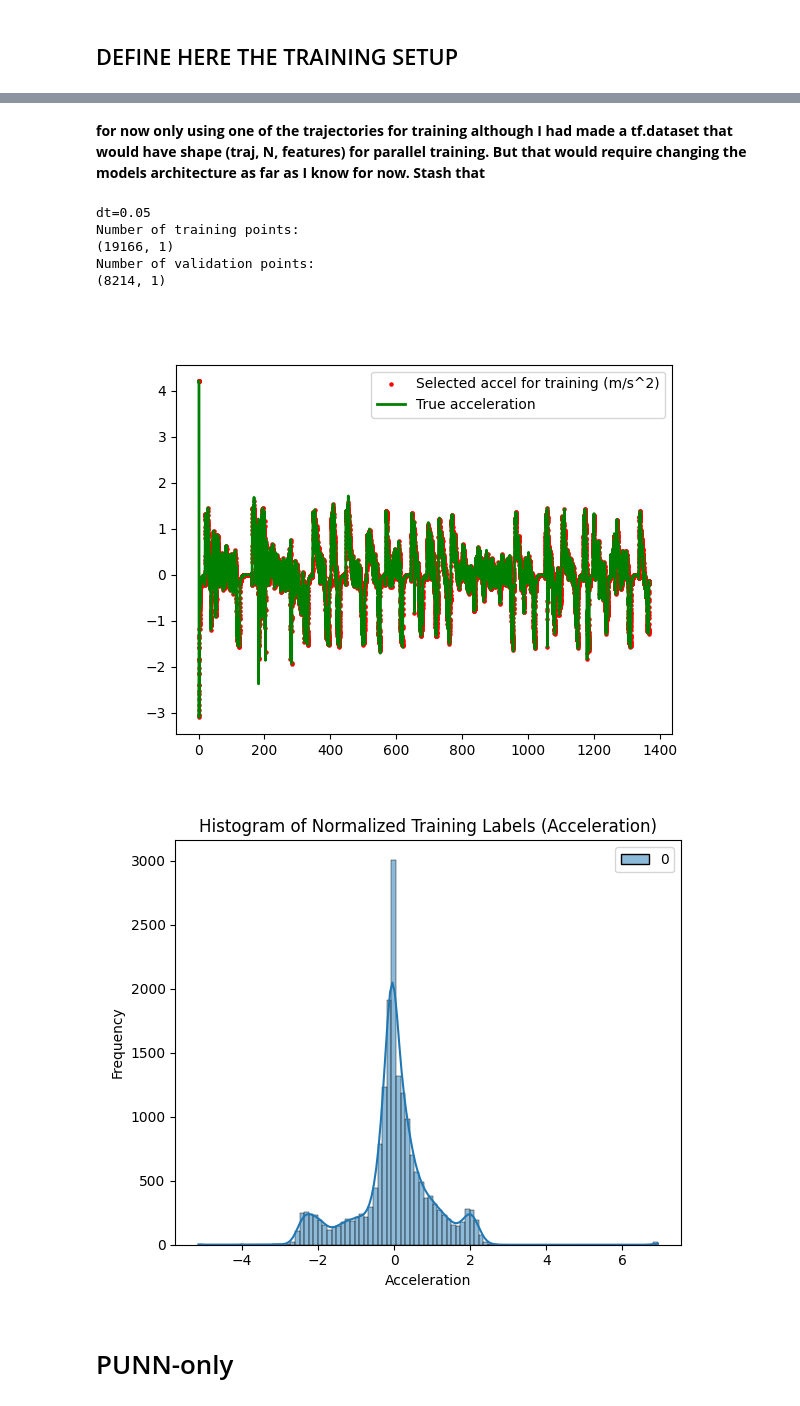
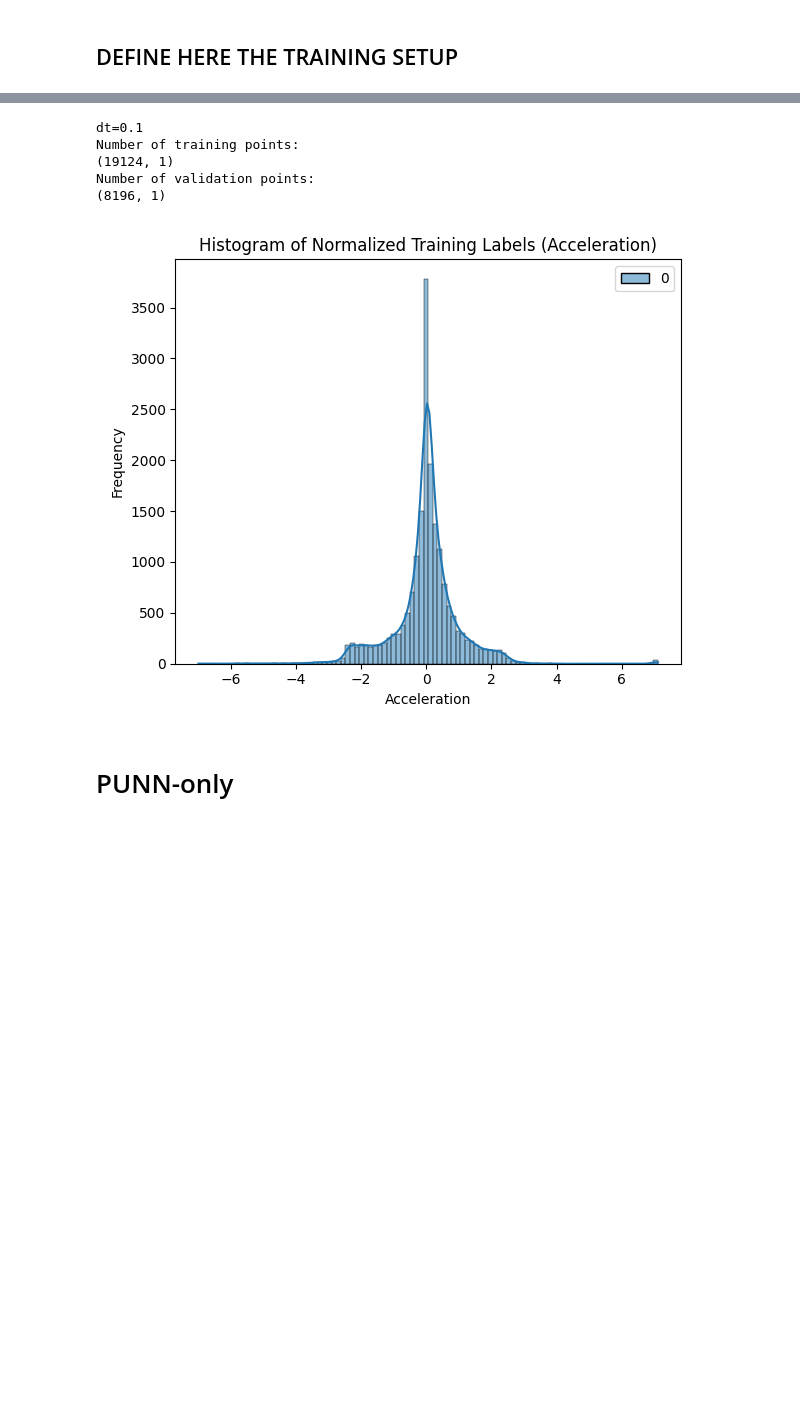
Before and after one commit to ZeArteaga/PINN-control-platooning, a Jupyter notebook: PINN.ipynb, the cells around one changed output, grey strips where cells are left out. Cells and saved outputs as stored; diff of their text form; code cells hidden in the pictures; blank space fills up the shorter version.

Commit message:
Trained PINN and PUNN, comparison still to do, but trained on multiple driving cycles, randomized noisy data points with 70% split

```diff
--- a/PINN.ipynb
+++ b/PINN.ipynb
@@ -133,9 +133,14 @@ def evaluate_results(model, X_norm, true_data, dt, y0, scaler_Y=None):
 # %% [markdown]
 ## DEFINE HERE THE TRAINING SETUP
 # %%
-traj_id = "udds" #* CHANGE HERE TRAINING DATA
-df = pd.read_csv("data/driving_cycles/CACC_" + traj_id + ".csv")
+traj_id = ["udds", "hwycol", "nycccol"] #* CHANGE HERE TRAINING DATA
+dataframes = []
+for traj in traj_id:
+    dataframes.append(pd.read_csv("data/driving_cycles/CACC_" + traj + ".csv"))
+    df = pd.concat(dataframes)
 train_ratio = .7
-model_name = f"model_{traj_id}_{int(train_ratio*100)}%" #name to use for saves
+dataframes_str = "_".join(traj_id)
+model_name = f"ANN_{dataframes_str}_{int(train_ratio*100)}%" #name to use for saves
 print(model_name)
+df.head()
 # %% [output]
@@ -143,12 +154,10 @@ model_udds_70%
-# %% [markdown]
-**for now only using one of the trajectories for training although I had made a tf.dataset that would have shape (traj, N, features) for parallel training. But that would require changing the models architecture as far as I know for now. Stash that**
 # %%
-X = df[["t", "fv0_u", "fv0_v", "d_fv0_lv", "d*_fv0_lv", "lv_v"]].to_numpy()
+X = df[["t", "fv0_u", "fv0_v_noise", "d_fv0_lv_noise", "d*_fv0_lv", "lv_v_noise"]].to_numpy()
 n_features = X.shape[1]
 t = X[:, 0]
 dt = t[1] - t[0]
 print(f"dt={dt}")
-Y = df[["fv0_a"]].to_numpy()  #NN predicts instantaneous acceleration
+Y = df[["fv0_a_noise"]].to_numpy()  #NN predicts instantaneous acceleration
 y0 = Y[0]
 
 Y_train, Y_val, X_train, X_val = train_test_split(Y, X, train_size=train_ratio, random_state=31)
@@ -157,46 +166,45 @@ print(Y_train.shape)
 print("Number of validation points:")
 print(Y_val.shape)
 
-#Visualize training data provided to model:
+""" #Visualize training data provided to model:
 mask = np.isin(Y, Y_train)
 Y_mask = Y.copy()
 Y_mask[~mask] = np.nan
 plt.scatter(t, Y_mask, label="Selected accel for training (m/s^2)", s=5, color="red")
 plt.plot(t, Y, label="True acceleration", linewidth=2, color="green")
 plt.legend()
-plt.show()
+plt.show() """
 
 #Prediction Normalization
 scaler_Y = StandardScaler().fit(Y_train)
 joblib.dump(scaler_Y, f"models/scalers/scalerY_{model_name}.save")
 Y_train_norm = scaler_Y.transform(Y_train)
 Y_val_norm = scaler_Y.transform(Y_val)
 
 # feature normalization
 scaler_X = MinMaxScaler().fit(X_train)
 joblib.dump(scaler_X, f"models/scalers/scalerX_{model_name}.save")
 X_train_norm = scaler_X.transform(X_train)
 X_val_norm = scaler_X.transform(X_val)
 X_norm = scaler_X.transform(X)
 x0_norm = X_norm[0, :]
 
 # Plot histogram for output
 plt.figure(figsize=(6, 5))
 sns.histplot(Y_train_norm, bins=100, kde=True, color='orange')
 plt.title('Histogram of Normalized Training Labels (Acceleration)')
 plt.xlabel('Acceleration')
 plt.ylabel('Frequency')
 
 plt.tight_layout()
 plt.show()
 # %% [output]
-dt=0.05
+dt=0.1
 Number of training points:
-(19166, 1)
+(19124, 1)
 Number of validation points:
-(8214, 1)
+(8196, 1)
-[figure, old version]
+[figure, new version]
-[figure, removed]
 # %% [markdown]
 # PUNN-only
 # %%
```
Also changed, not shown: parts of 8 cells of this notebook, 5 other files.
